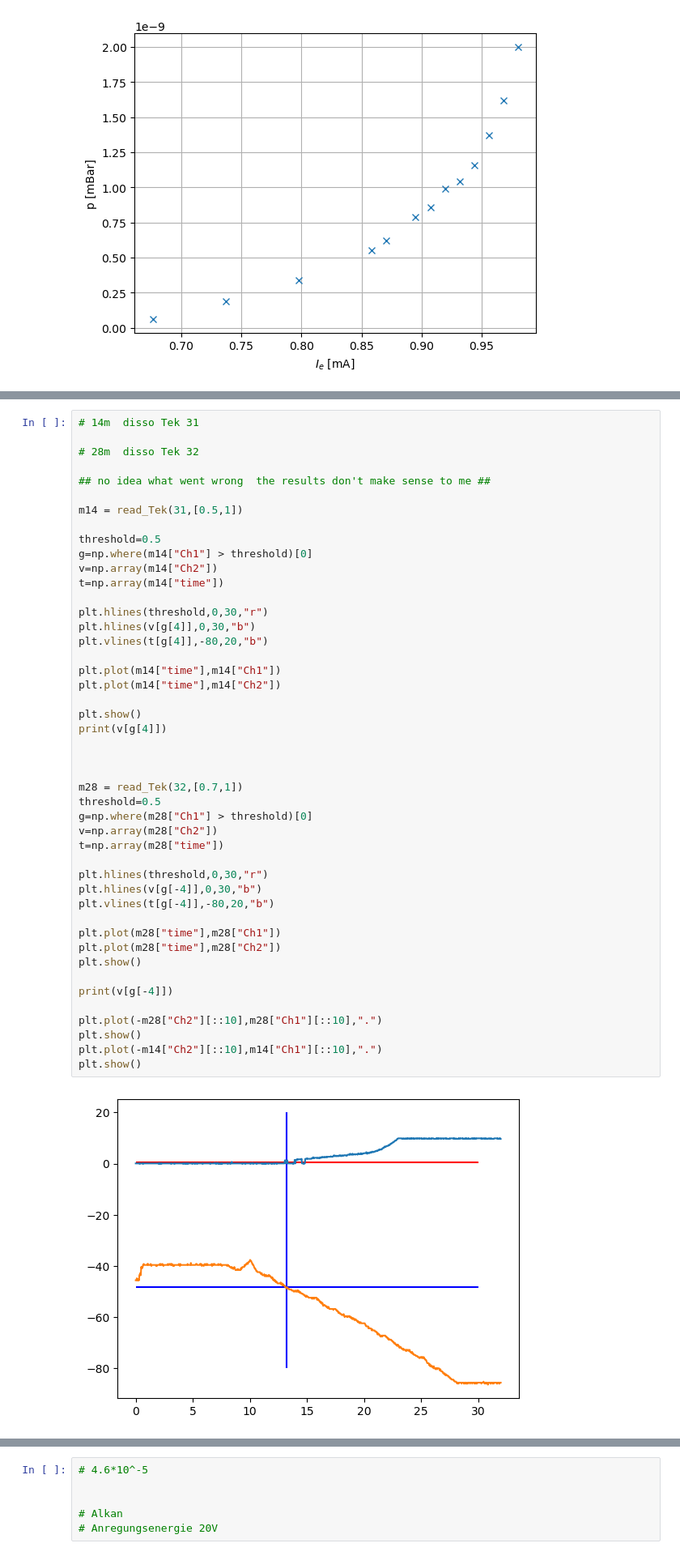
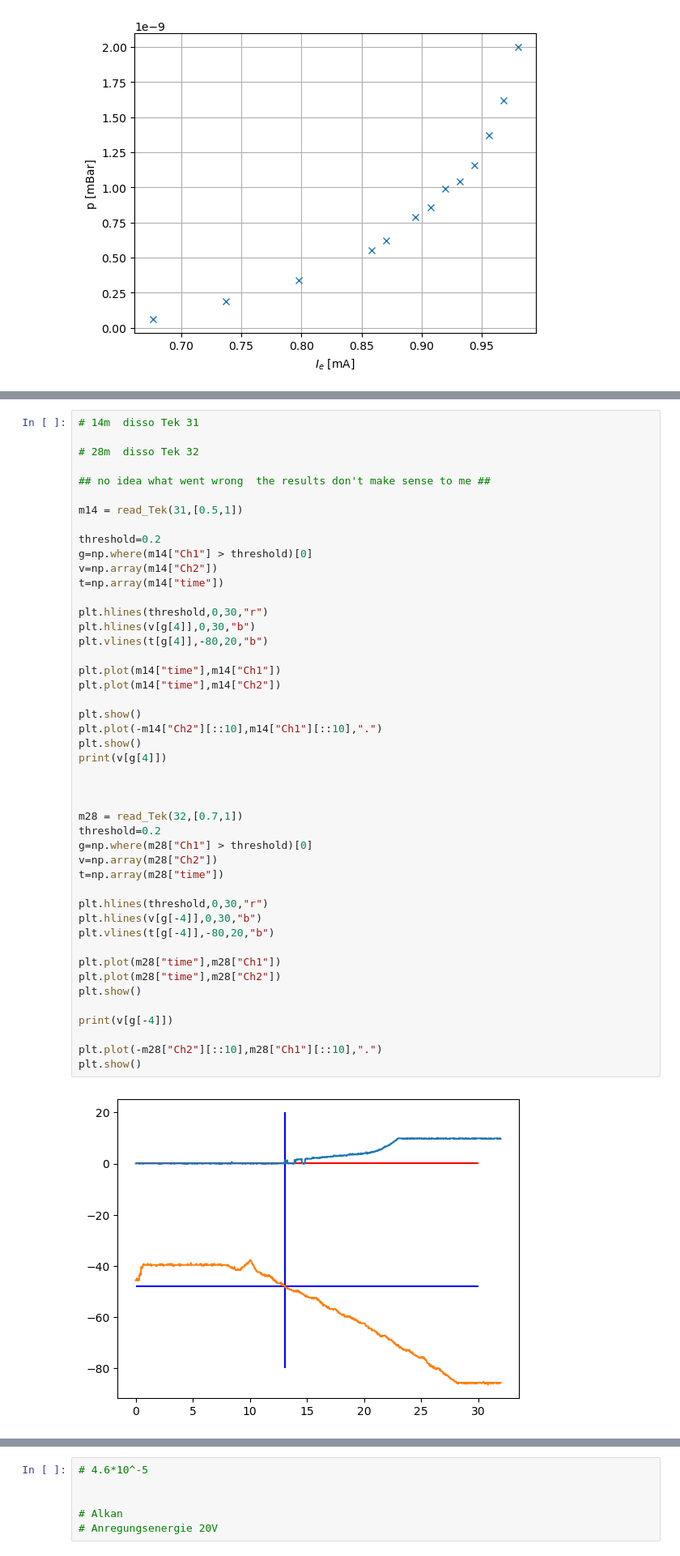
Before and after one commit to HerbertderGrosse/P3, a Jupyter notebook: Massenspektrometer/Mass_spectroskopy.ipynb, the cells around one changed output, grey strips where cells are left out. Shown at 81% size. Saved outputs shown, nothing was run; the diff lists cells and outputs as text.

```diff
--- a/Massenspektrometer/Mass_spectroskopy.ipynb
+++ b/Massenspektrometer/Mass_spectroskopy.ipynb
@@ -131,7 +175,7 @@ print(f"{percentage}%-linewidth:",time[peaks[1]]-time[peaks[0]], "amu")
 
 m14 = read_Tek(31,[0.5,1])
 
-threshold=0.5
+threshold=0.2
 g=np.where(m14["Ch1"] > threshold)[0]
 v=np.array(m14["Ch2"])
 t=np.array(m14["time"])
@@ -139,34 +183,34 @@ t=np.array(m14["time"])
 plt.hlines(threshold,0,30,"r")
 plt.hlines(v[g[4]],0,30,"b")
 plt.vlines(t[g[4]],-80,20,"b")
 
 plt.plot(m14["time"],m14["Ch1"])
 plt.plot(m14["time"],m14["Ch2"])
 
 plt.show()
+plt.plot(-m14["Ch2"][::10],m14["Ch1"][::10],".")
+plt.show()
 print(v[g[4]])
 
 
 
 m28 = read_Tek(32,[0.7,1])
-threshold=0.5
+threshold=0.2
 g=np.where(m28["Ch1"] > threshold)[0]
 v=np.array(m28["Ch2"])
 t=np.array(m28["time"])
 
 plt.hlines(threshold,0,30,"r")
 plt.hlines(v[g[-4]],0,30,"b")
 plt.vlines(t[g[-4]],-80,20,"b")
 
 plt.plot(m28["time"],m28["Ch1"])
 plt.plot(m28["time"],m28["Ch2"])
 plt.show()
 
 print(v[g[-4]])
 
 plt.plot(-m28["Ch2"][::10],m28["Ch1"][::10],".")
 plt.show()
-plt.plot(-m14["Ch2"][::10],m14["Ch1"][::10],".")
-plt.show()
 # %% [output]
-[figure, old version]
+[figure, new version]
```
Also changed, not shown: parts of 7 cells of this notebook.
